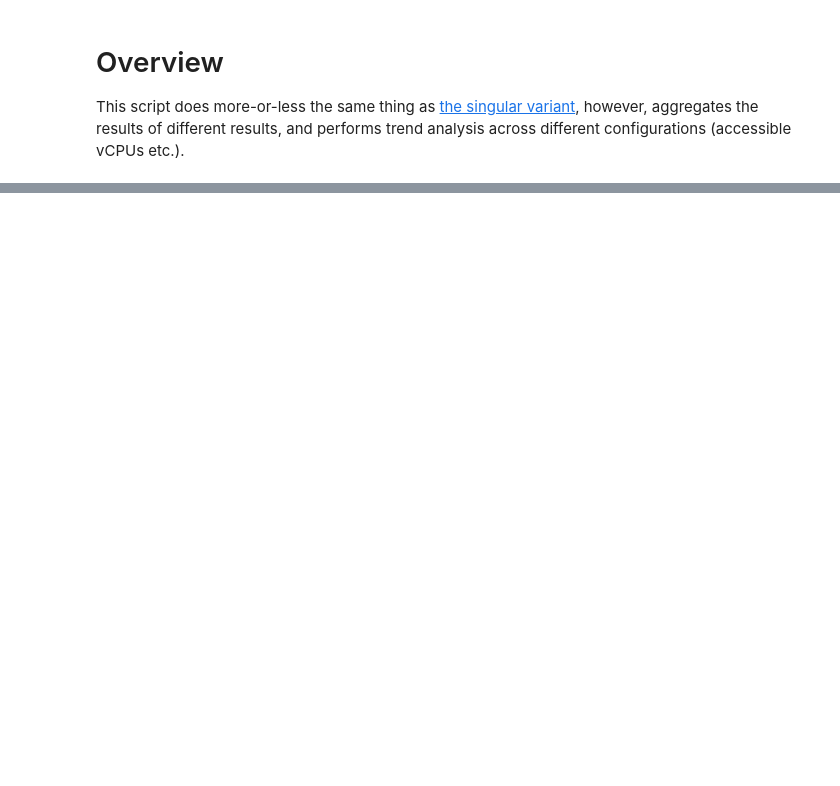
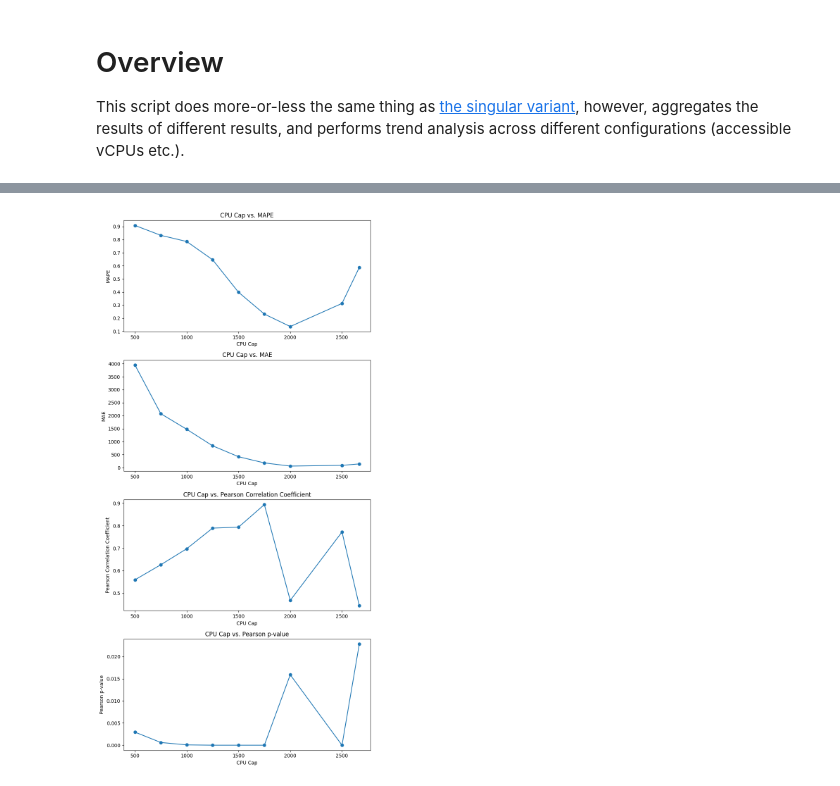
Before and after one commit to wmeijer221/muBench-experiment, a Jupyter notebook: gssi_experiment/gateway_aggregator/gateway_aggregator_analysis_global.ipynb, the cells around one changed output, grey strips where cells are left out. Cells and saved outputs as stored; diff of their text form; code cells hidden in the pictures; blank space fills up the shorter version.

```diff
--- a/gssi_experiment/gateway_aggregator/gateway_aggregator_analysis_global.ipynb
+++ b/gssi_experiment/gateway_aggregator/gateway_aggregator_analysis_global.ipynb
@@ -62,0 +258,15 @@ df
+# %%
+def mape(expected, real) -> float:
+    m = 0
+    for real_ele, expected_ele in zip(expected, real):
+        m += abs((real_ele - expected_ele) / expected_ele)
+    m /= len(expected)
+    return m
+
+
+def mae(expected, real) -> float:
+    m = 0
+    for real_ele, expected_ele in zip(expected, real):
+        m += abs((real_ele - expected_ele))
+    m /= len(expected)
+    return m
@@ -62,0 +315,49 @@ df
+# %%
+def create_multi_line_charts(x_values_list, y_values_list, xlabels, ylabels):
+    """
+    Create multiple line charts in subfigures.
+
+    Parameters:
+    - x_values_list: List of lists, each containing x-axis values for a line chart.
+    - y_values_list: List of lists, each containing y-axis values for a line chart.
+    - xlabel: Label for the x-axis (default: 'X Axis Label').
+    - ylabel: Label for the y-axis (default: 'Y Axis Label').
+    - title: Common title for all line charts (default: 'Line Chart').
+    """
+    num_charts = len(x_values_list)
+
+    # Create subplots
+    fig, axs = plt.subplots(num_charts, 1, figsize=(8, 4 * num_charts))
+
+    # Iterate through each set of x and y values
+    for i in range(num_charts):
+        ax = axs[i] if num_charts > 1 else axs  # Use a single subplot if only one chart
+        ax.plot(
+            x_values_list[i],
+            y_values_list[i],
+            marker="o",
+            linestyle="-",
+            label=f"Line Chart {i + 1}",
+        )
+
+        # Set labels and title for each subplot
+        ax.set_xlabel(xlabels[i])
+        ax.set_ylabel(ylabels[i])
+        title = f"{xlabels[i]} vs. {ylabels[i]}"
+        ax.set_title(title)
+
+    # Adjust layout
+    plt.tight_layout()
+
+    # Show the plot
+    plt.show()
+
+
+y_values = [mapes, maes, corrs, pvals]
+y_labels = ["MAPE", "MAE", "Pearson Correlation Coefficient", "Pearson p-value"]
+x_values = [cpu_caps for _ in y_values]
+x_labels = ["CPU Cap" for _ in y_values]
+
+create_multi_line_charts(x_values, y_values, x_labels, y_labels)
+# %% [output]
+[figure, added]
```
Also changed, not shown: parts of 15 cells of this notebook, 2 other files.
